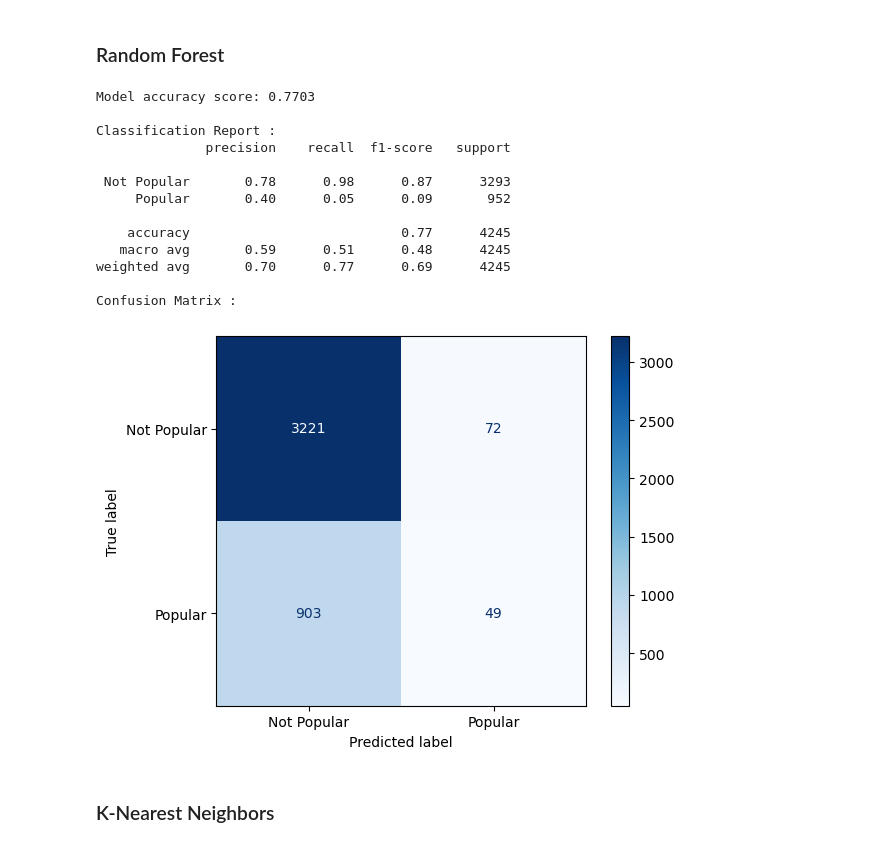
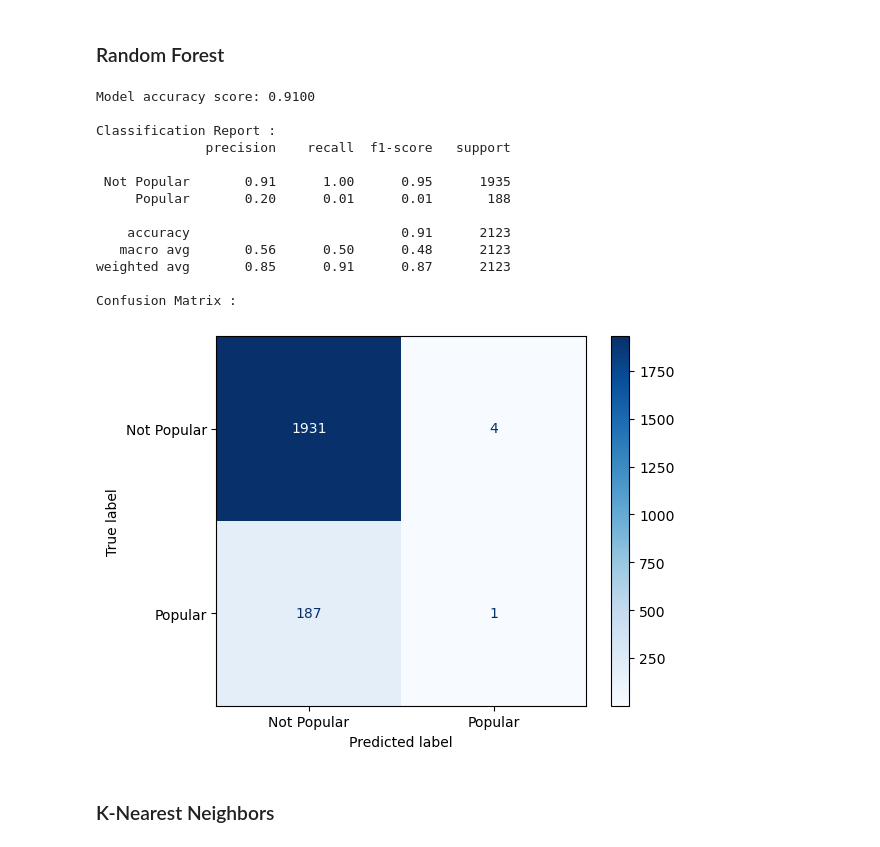
Before and after one commit to xiaolin-m/ECS171_BopOrFlop, a Jupyter notebook: data_preprocessing_and_models.ipynb, the cells around one changed output. Saved outputs shown, nothing was run; the diff lists cells and outputs as text; code cells hidden in the pictures.

```diff
--- a/data_preprocessing_and_models.ipynb
+++ b/data_preprocessing_and_models.ipynb
@@ -41,7 +41,7 @@ removed_columns = ['track_id', 'track_album_id', 'playlist_name', 'playlist_id',
 data = data.drop(columns = removed_columns, axis=1)
 
 # adds another column to indicate whether or not a song is popular
-data['popular'] = data['track_popularity'] > 60
+data['popular'] = data['track_popularity'] > 70
 data = data.drop(columns=['track_popularity'])
 display(data)
 # %% [output]
@@ -166,7 +172,7 @@ from sklearn.model_selection import train_test_split
 from sklearn.ensemble import RandomForestClassifier
 
 # split data into training and testing with 80:20 ratio
-X_train, X_test, y_train, y_test = train_test_split(X, y, test_size = 0.2, random_state = 22)
+X_train, X_test, y_train, y_test = train_test_split(X, y, test_size = 0.1, random_state = 22)
 
 # create random forest classifier
 rf_model = RandomForestClassifier()
@@ -182,33 +188,34 @@ import pickle
 pickle.dump(rf_model, open('model.pkl', 'wb'))
 # %%
 # outputs model's classification report and confusion matrix
+rf_acc = accuracy_score(y_test, y_pred)
 
 labels = ['Not Popular', 'Popular']
 print('Model accuracy score: {0:0.4f}'. format(accuracy_score(y_test, y_pred)))
 print('\nClassification Report :')
 report = classification_report(y_test, y_pred, target_names=labels)
 print(report)
 
 print('Confusion Matrix :')
 cm = metrics.confusion_matrix(y_test, y_pred)
 cm_display = metrics.ConfusionMatrixDisplay(confusion_matrix=cm, display_labels=labels)
 cm_display.plot(cmap='Blues', values_format='d')
 plt.show()
 # %% [output]
-Model accuracy score: 0.7703
+Model accuracy score: 0.9100
 
 Classification Report :
               precision    recall  f1-score   support
 
- Not Popular       0.78      0.98      0.87      3293
-     Popular       0.40      0.05      0.09       952
+ Not Popular       0.91      1.00      0.95      1935
+     Popular       0.20      0.01      0.01       188
 
-    accuracy                           0.77      4245
-   macro avg       0.59      0.51      0.48      4245
-weighted avg       0.70      0.77      0.69      4245
+    accuracy                           0.91      2123
+   macro avg       0.56      0.50      0.48      2123
+weighted avg       0.85      0.91      0.87      2123
 
 Confusion Matrix :
-[figure, old version]
+[figure, new version]
 # %% [markdown]
 ### K-Nearest Neighbors
 # %%
```
Also changed, not shown: parts of 11 cells of this notebook.
